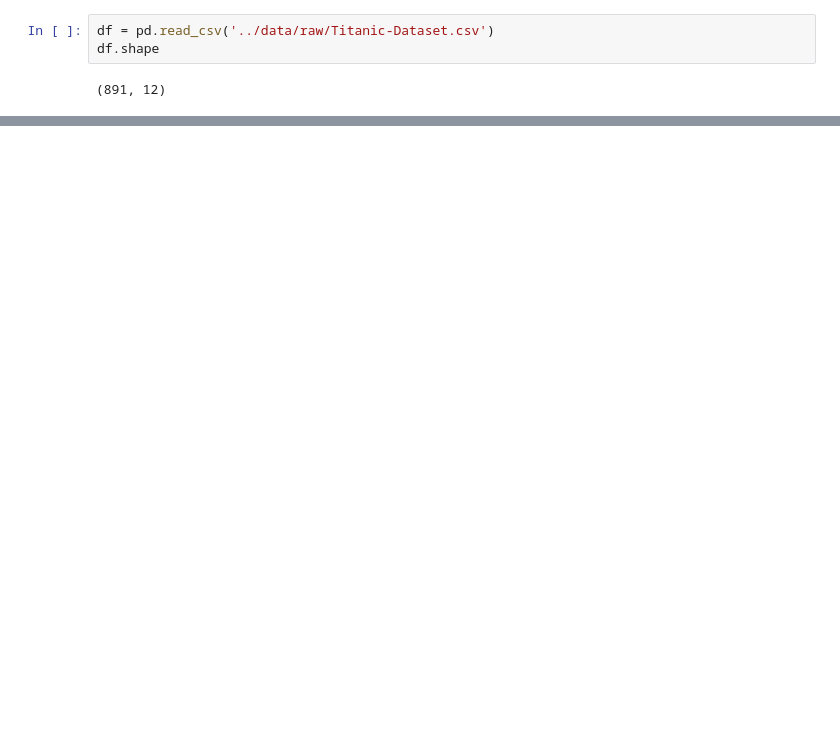
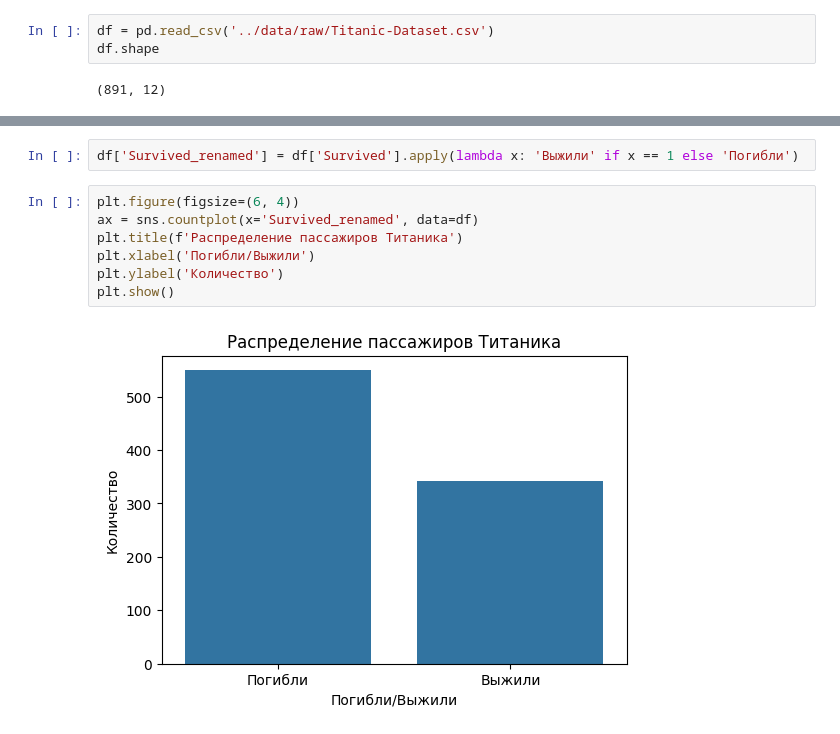
Before and after one commit to karuna-heks/ds-learning-track, a Jupyter notebook: notebooks/01_eda.ipynb, the cells around one changed output, grey strips where cells are left out. Cells and saved outputs as stored; diff of their text form; blank space fills up the shorter version.

```diff
--- a/notebooks/01_eda.ipynb
+++ b/notebooks/01_eda.ipynb
@@ -66,0 +48,11 @@ df[df['Age'].isna()]
+# %%
+df['Survived_renamed'] = df['Survived'].apply(lambda x: 'Выжили' if x == 1 else 'Погибли')
+# %%
+plt.figure(figsize=(6, 4))
+ax = sns.countplot(x='Survived_renamed', data=df)
+plt.title(f'Распределение пассажиров Титаника')
+plt.xlabel('Погибли/Выжили')
+plt.ylabel('Количество')
+plt.show()
+# %% [output]
+[figure, added]
```
Also changed, not shown: parts of 21 cells of this notebook, 8 other files.
